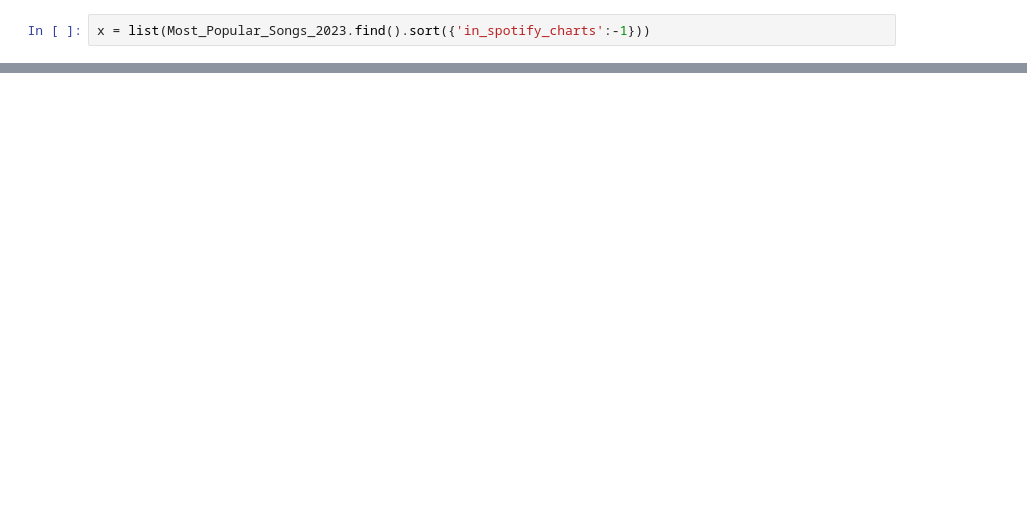
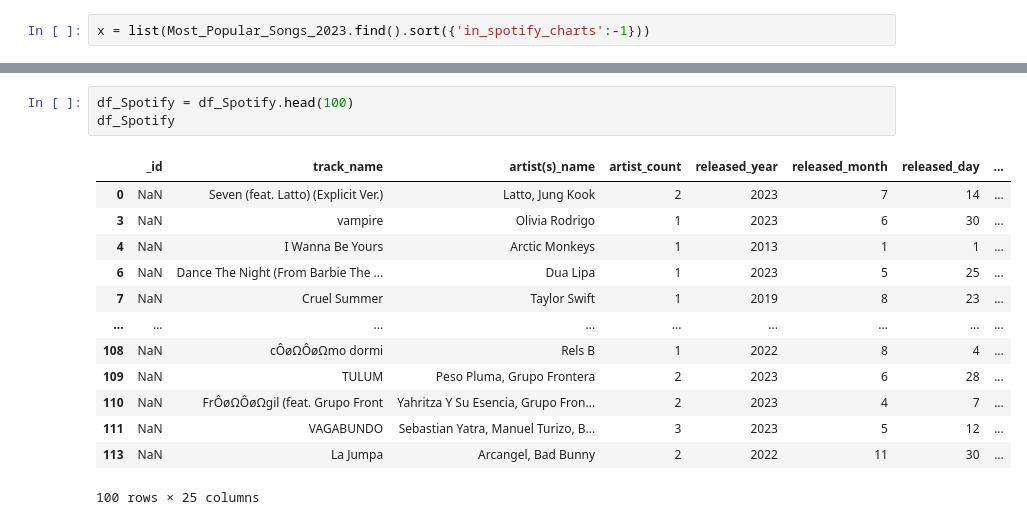
Before and after one commit to StevenDuyVo/Project-3, a Jupyter notebook: project_3.ipynb, the cells around one changed output, grey strips where cells are left out. Cells and saved outputs as stored; diff of their text form; blank space fills up the shorter version.

```diff
--- a/project_3.ipynb
+++ b/project_3.ipynb
@@ -64,0 +107,17 @@ df_Spotify1.head()
+# %%
+df_Spotify = df_Spotify.head(100)
+df_Spotify
+# %% [output]
+|  | _id | track_name | artist(s)_name | artist_count | released_year | released_month | released_day | ... |
+| 0 | NaN | Seven (feat. Latto) (Explicit Ver.) | Latto, Jung Kook | 2 | 2023 | 7 | 14 | ... |
+| 3 | NaN | vampire | Olivia Rodrigo | 1 | 2023 | 6 | 30 | ... |
+| 4 | NaN | I Wanna Be Yours | Arctic Monkeys | 1 | 2013 | 1 | 1 | ... |
+| 6 | NaN | Dance The Night (From Barbie The ... | Dua Lipa | 1 | 2023 | 5 | 25 | ... |
+| 7 | NaN | Cruel Summer | Taylor Swift | 1 | 2019 | 8 | 23 | ... |
+| ... | ... | ... | ... | ... | ... | ... | ... | ... |
+| 108 | NaN | cÔøΩÔøΩmo dormi | Rels B | 1 | 2022 | 8 | 4 | ... |
+| 109 | NaN | TULUM | Peso Pluma, Grupo Frontera | 2 | 2023 | 6 | 28 | ... |
+| 110 | NaN | FrÔøΩÔøΩgil (feat. Grupo Front | Yahritza Y Su Esencia, Grupo Fron... | 2 | 2023 | 4 | 7 | ... |
+| 111 | NaN | VAGABUNDO | Sebastian Yatra, Manuel Turizo, B... | 3 | 2023 | 5 | 12 | ... |
+| 113 | NaN | La Jumpa | Arcangel, Bad Bunny | 2 | 2022 | 11 | 30 | ... |
+100 rows × 25 columns
```
Also changed, not shown: parts of 12 cells of this notebook.
